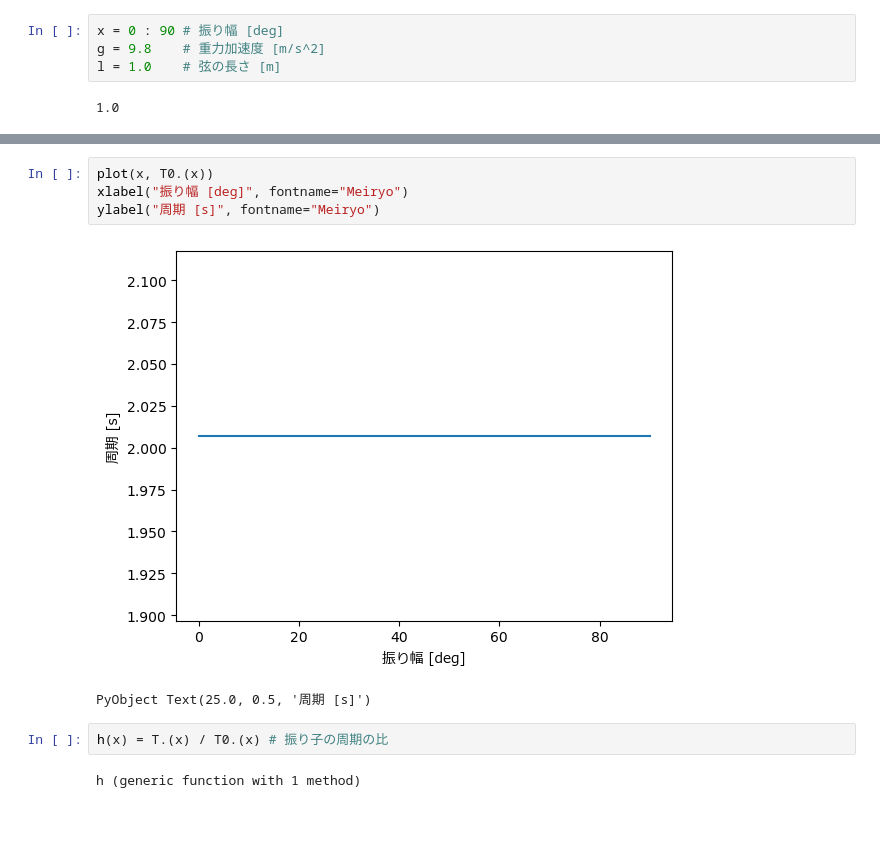
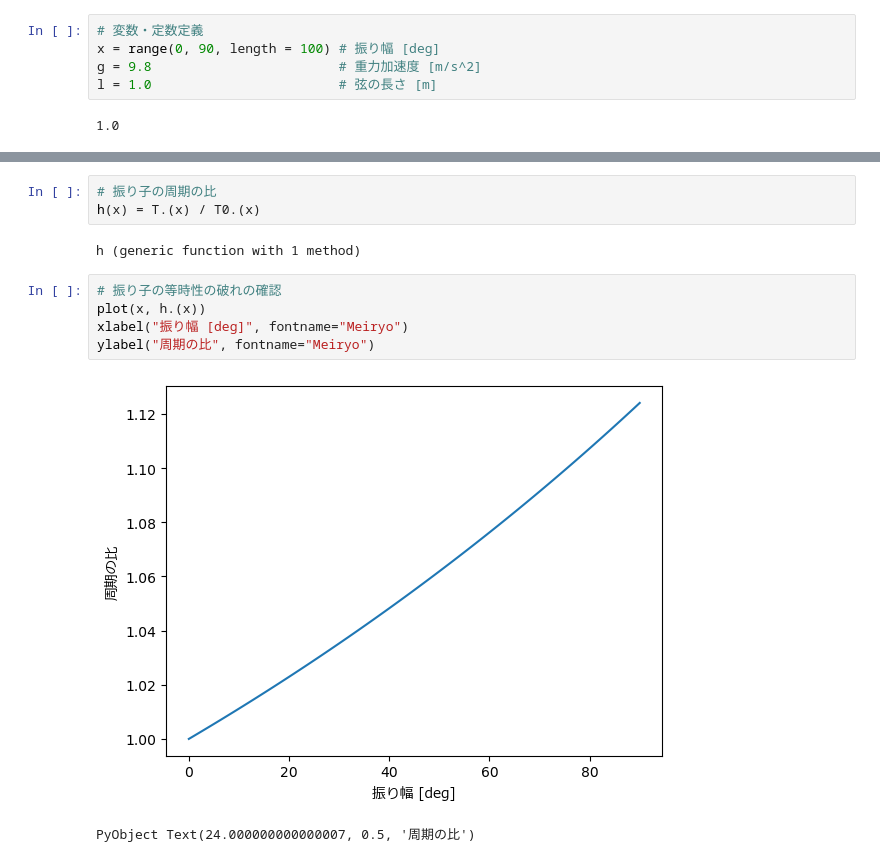
Before and after one commit to MedusaMITSUKI/pendulum, a Jupyter notebook: pendulum.ipynb, the cells around one changed output, grey strips where cells are left out. Saved outputs shown, nothing was run; the diff lists cells and outputs as text; blank space fills up the shorter version.

```diff
--- a/pendulum.ipynb
+++ b/pendulum.ipynb
@@ -3,8 +3,9 @@
 using PyPlot
 using Elliptic
 # %%
-x = 0 : 90 # 振り幅 [deg]
-g = 9.8    # 重力加速度 [m/s^2]
-l = 1.0    # 弦の長さ [m]
+# 変数・定数定義
+x = range(0, 90, length = 100) # 振り幅 [deg]
+g = 9.8                        # 重力加速度 [m/s^2]
+l = 1.0                        # 弦の長さ [m]
 # %% [output]
 1.0
@@ -26,11 +39,13 @@ T0 (generic function with 1 method)
+# %%
+# 振り子の周期の比
+h(x) = T.(x) / T0.(x)
+# %% [output]
+h (generic function with 1 method)
 # %%
-plot(x, T0.(x))
+# 振り子の等時性の破れの確認
+plot(x, h.(x))
 xlabel("振り幅 [deg]", fontname="Meiryo")
-ylabel("周期 [s]", fontname="Meiryo")
+ylabel("周期の比", fontname="Meiryo")
 # %% [output]
-[figure, old version]
+[figure, new version]
-PyObject Text(25.0, 0.5, '周期 [s]')
+PyObject Text(24.000000000000007, 0.5, '周期の比')
-# %%
-h(x) = T.(x) / T0.(x) # 振り子の周期の比
-# %% [output]
-h (generic function with 1 method)
```
Also changed, not shown: parts of 9 cells of this notebook.
